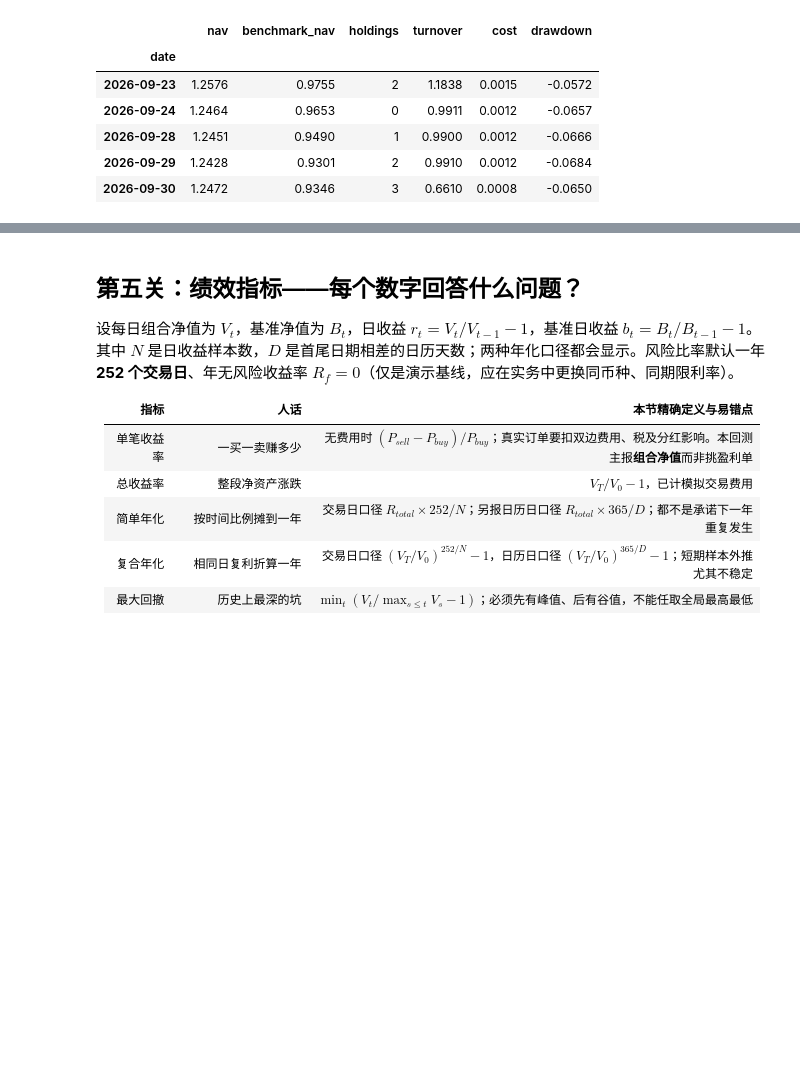
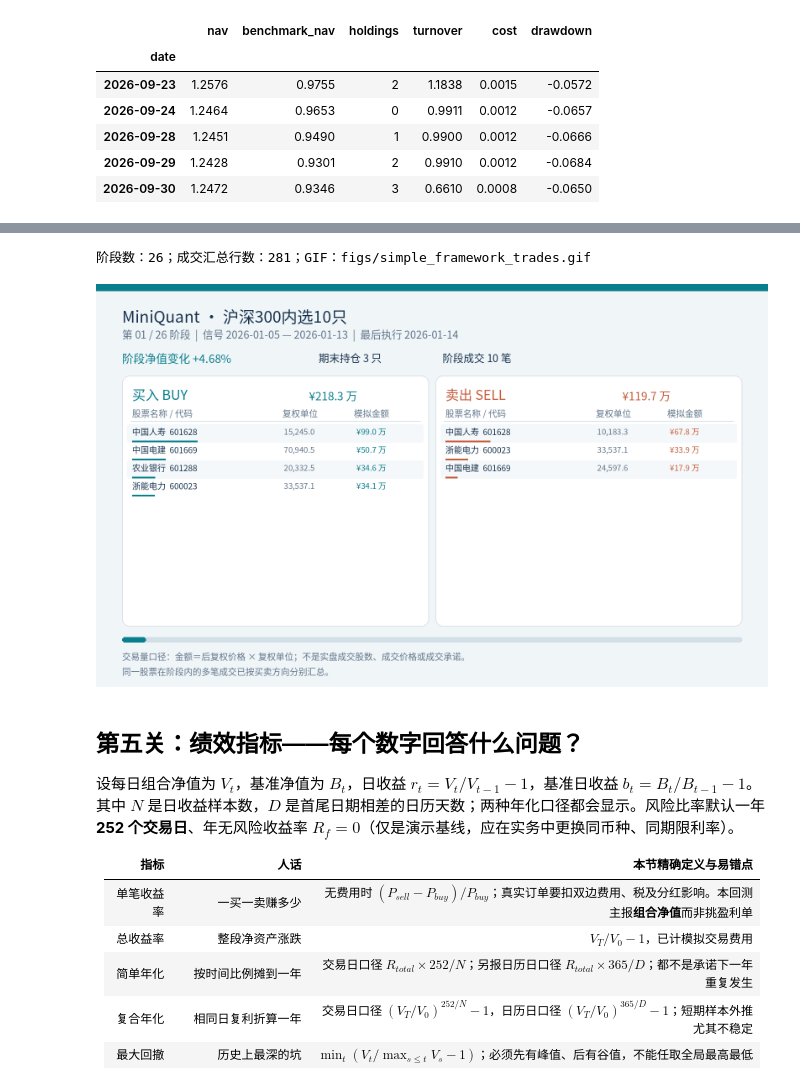
Before and after one commit to ZhengrongYue/MiniQuant, a Jupyter notebook: simple_framework.ipynb, the cells around one changed output, grey strips where cells are left out. Drawn from its saved outputs; the diff is of its cells as text; code cells hidden in the pictures; blank space fills up the shorter version.

Commit message:
Animate every ten-stock rebalance phase in notebook

```diff
--- a/simple_framework.ipynb
+++ b/simple_framework.ipynb
@@ -217,3 +223,14 @@ assert trades.empty or (trades.date > trades.signal_date).all()
+# %%
+from IPython.display import Image as NotebookImage
+from tools.make_trade_animation import make_trade_animation
+
+trade_gif = Path('figs/simple_framework_trades.gif')
+phase_trades = make_trade_animation(trades, decisions, members, nav, trade_gif)
+print(f'阶段数：{int(decisions.rebalance.sum())}；成交汇总行数：{len(phase_trades)}；GIF：{trade_gif.as_posix()}')
+display(NotebookImage(filename=str(trade_gif), embed=True))
+# %% [output]
+阶段数：26；成交汇总行数：281；GIF：figs/simple_framework_trades.gif
+[figure, added]
 # %% [markdown]
 ## 第五关：绩效指标——每个数字回答什么问题？
 
```
Also changed, not shown: parts of 1 cell of this notebook, 4 other files.
